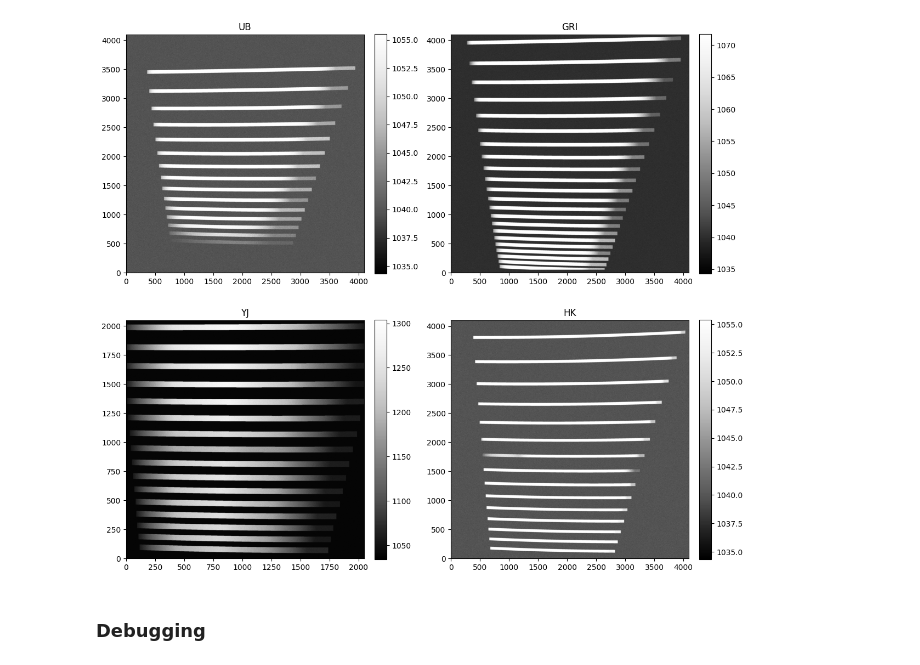
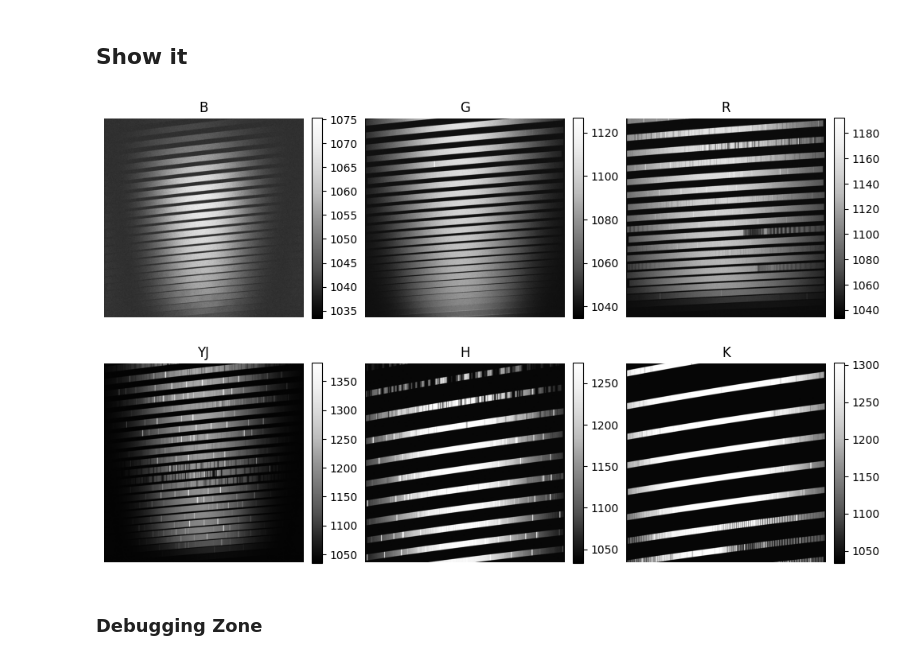
Before and after one commit to CaltechOpticalObservatories/zs-scopesim, a Jupyter notebook: notebooks/playground_zshooter.ipynb, the cells around one changed output. Drawn from its saved outputs; the diff is of its cells as text; code cells hidden in the pictures.

```diff
--- a/notebooks/playground_zshooter.ipynb
+++ b/notebooks/playground_zshooter.ipynb
@@ -99,0 +17,10 @@ here
+# %%
+try:
+    irdb_path = str(pathlib.Path(importlib.resources.files('irdb')).parent)
+except ModuleNotFoundError:
+    irdb_path = "/Users/yashvi/Desktop/ZShooter/irdb/"
+
+sim.rc.__config__["!SIM.file.local_packages_path"] = irdb_path
+sim.rc.__config__["!SIM.file.search_path"].append(irdb_path)
+
+sim.utils.set_console_log_level("DEBUG")
@@ -99,0 +29,3 @@ here
+# %%
+cmd = sim.UserCommands(use_instrument="ZShooter_v2", set_modes=["SPEC"])
+print(cmd)
@@ -100,3 +328,3 @@ here
 # %%
-hdus = zs.readout()
+hdul = zs.readout()
 # %% [output]
@@ -106,26 +357,28 @@ astar.scopesim.detector.detector_manager - Extracting from 1 detectors...
+# %% [markdown]
+## Show it
 # %%
 from astropy.visualization import ZScaleInterval
 
 # reduce space between subplots
-fig, axes = plt.subplots(2,2, figsize=(12,12), tight_layout=True)
-imhdus = [hdus[2][1], hdus[1][1], hdus[0][1], hdus[0][2]]
-titles = ['UB', 'GRI', 'YJ', 'HK']
+fig, axes = plt.subplots(2,3, figsize=(12,8), gridspec_kw={'wspace':0.2}, tight_layout=True)
+titles = ['B', 'G', 'R', 'YJ', 'H', 'K']
 i = 0
-for ax, imhdu in zip(axes.flat, imhdus):
+for ax, imhdu in zip(axes.flat, hdul):
     interval = ZScaleInterval()
-    vmin, vmax = interval.get_limits(imhdu.data)
-    im = ax.imshow(imhdu.data, origin='lower', vmin=vmin, vmax=vmax, cmap='Grays_r')
+    vmin, vmax = interval.get_limits(imhdu[1].data)
+    ax.axis("off")
+    im = ax.imshow(imhdu[1].data, origin='lower', vmin=vmin, vmax=vmax, cmap='Grays_r')
     ax.set_title(titles[i])
     plt.colorbar(im, ax=ax, fraction=0.046, pad=0.04)
-    imhdu.writeto(f"../irdb/ZShooter/zshooter_{titles[i]}.fits", overwrite=True)
+    imhdu.writeto(f"{irdb_path}/ZShooter_v2/zspec_{titles[i]}.fits", overwrite=True)
     i += 1
 
 plt.subplots_adjust(wspace=0.0, hspace=0.0)
-plt.savefig("../irdb/ZShooter/zshooter_echellogram.png", dpi=300)
+plt.savefig(f"{irdb_path}/ZShooter_v2/zspec_echellogram.png", dpi=300)
 # %% [output]
-[figure, old version]
+[figure, new version]
 # %% [markdown]
-### Debugging
+### Debugging Zone
 # %%
 spt = zs['trace_list']
 # %%
```
Also changed, not shown: parts of 28 cells of this notebook, 15 other files.
